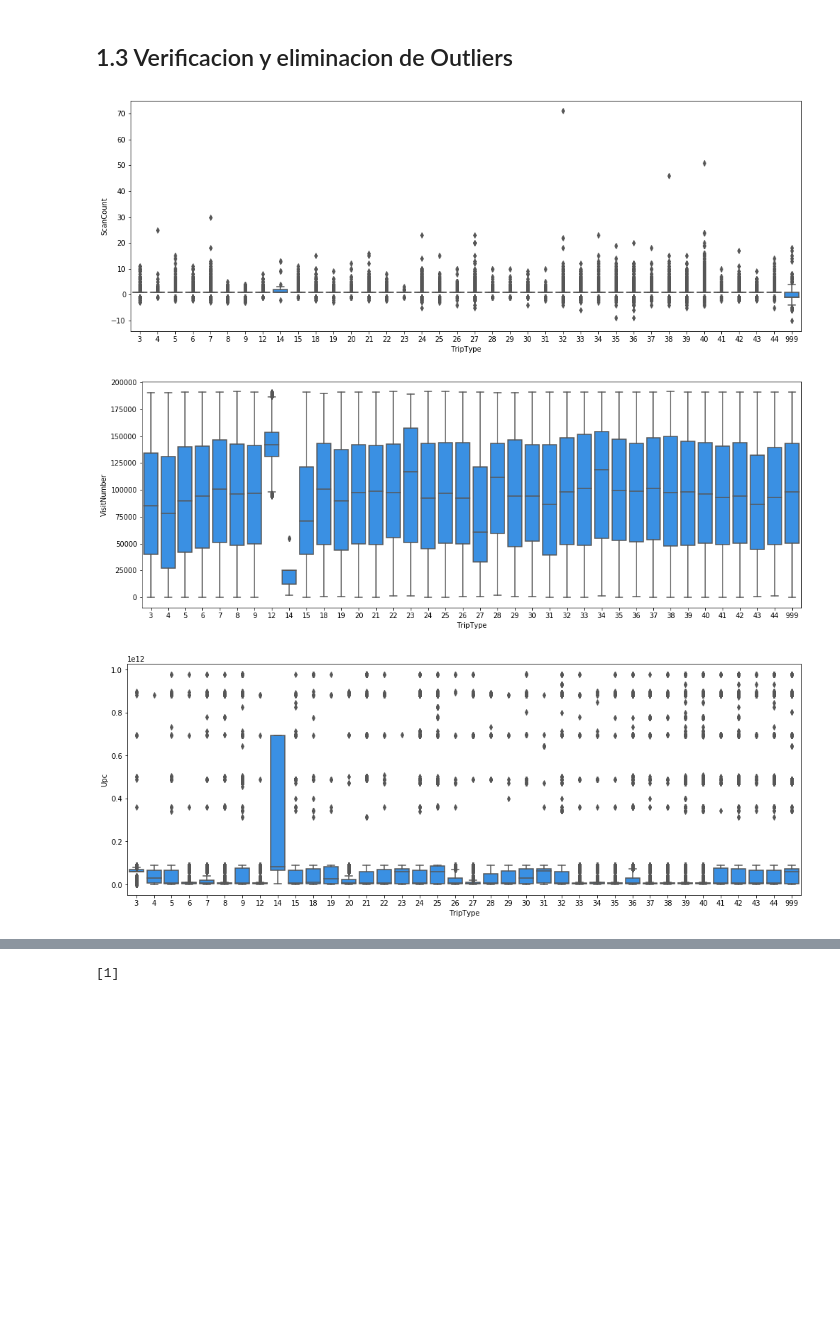
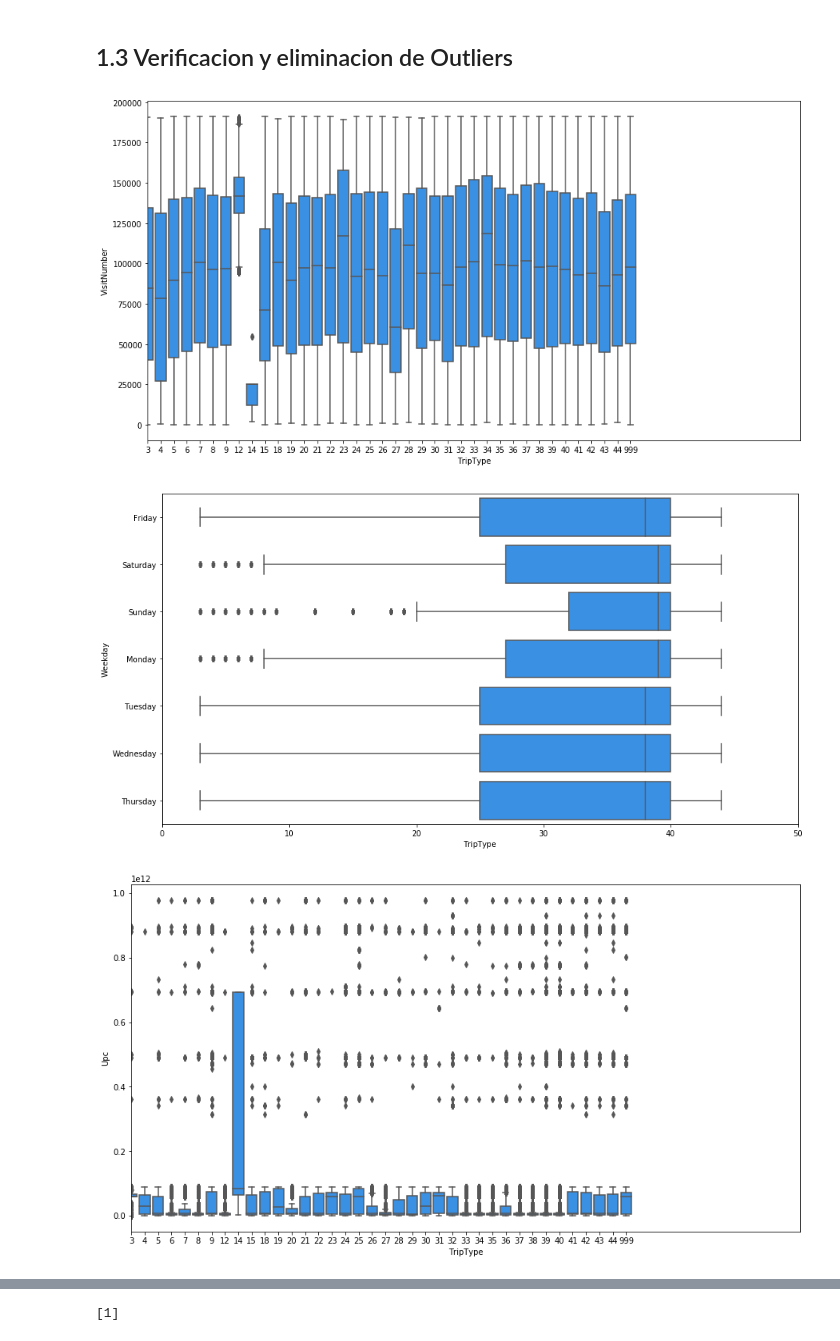
Before and after one commit to Verobornancini/AprendizajeSupervisado, a Jupyter notebook: practico/src/baseline.ipynb, the cells around one changed output, grey strips where cells are left out. Drawn from its saved outputs; the diff is of its cells as text; code cells hidden in the pictures; blank space fills up the shorter version.

```diff
--- a/practico/src/baseline.ipynb
+++ b/practico/src/baseline.ipynb
@@ -224,0 +245,7 @@ Nulos en el DF
+# %%
+# 5) Reemplazamos los NaN de la feature UPC por la moda ya que se trata de una variable numerica discreta
+warnings.filterwarnings('ignore')
+df_notna.Upc.mode()[0]
+
+df_notna.fillna({'Upc': df_notna.Upc.mode()[0]}, inplace=True)
+df_notna.Upc.isnull().sum()
@@ -224,0 +254,7 @@ Nulos en el DF
+# %%
+# 5) Reemplazamos los NaN de la feature FinelineNumber por la moda ya que se trata de una variable numerica discreta
+warnings.filterwarnings('ignore')
+df_notna.FinelineNumber.mode()[0]
+
+df_notna.fillna({'FinelineNumber': df_notna.FinelineNumber.mode()[0]}, inplace=True)
+df_notna.FinelineNumber.isnull().sum()
@@ -269,19 +269,16 @@ print(df_notna.Upc.isnull().sum())
 # %% [markdown]
 ## 1.3 Verificacion y eliminacion de Outliers
 # %%
-# 1) Seleccinamos las variables con el método .loc usando los nombres de las columnas
-df_outl = df_notna.loc[:, ['TripType','ScanCount', 'VisitNumber', 'Upc']]
-
-# 2) Graficamos los boxplot para detectar outliers
-for feature in df_outl.columns:
-
+# 1) Graficamos los boxplot para detectar outliers
+for feature in df_notna.columns:
     if feature != 'TripType':
-        plt.figure (figsize=(17,6))
-        sns.boxplot(data=df_outl, color='dodgerblue', x='TripType', y=feature)
+        plt.figure (figsize=(15,8))
+        sns.boxplot(data=df_notna, color='dodgerblue', x='TripType', y=feature)
+        plt.xlim(0, 50)
         plt.ylabel(feature)
         plt.xlabel('TripType')
         plt.show()
 # %% [output]
-[figure, old version]
+[figure, new version]
-[figure, old version]
+[figure, new version]
-[figure, old version]
+[figure, new version]
```
Also changed, not shown: parts of 65 cells of this notebook, 4 other files.
